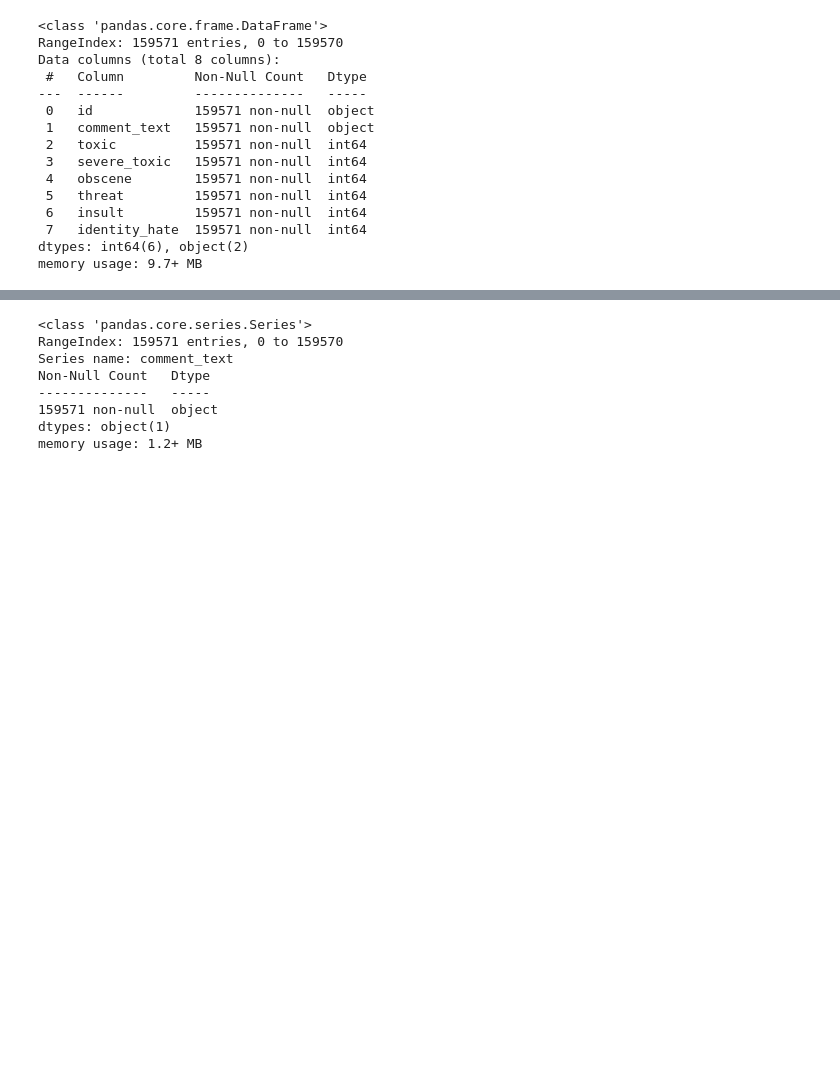
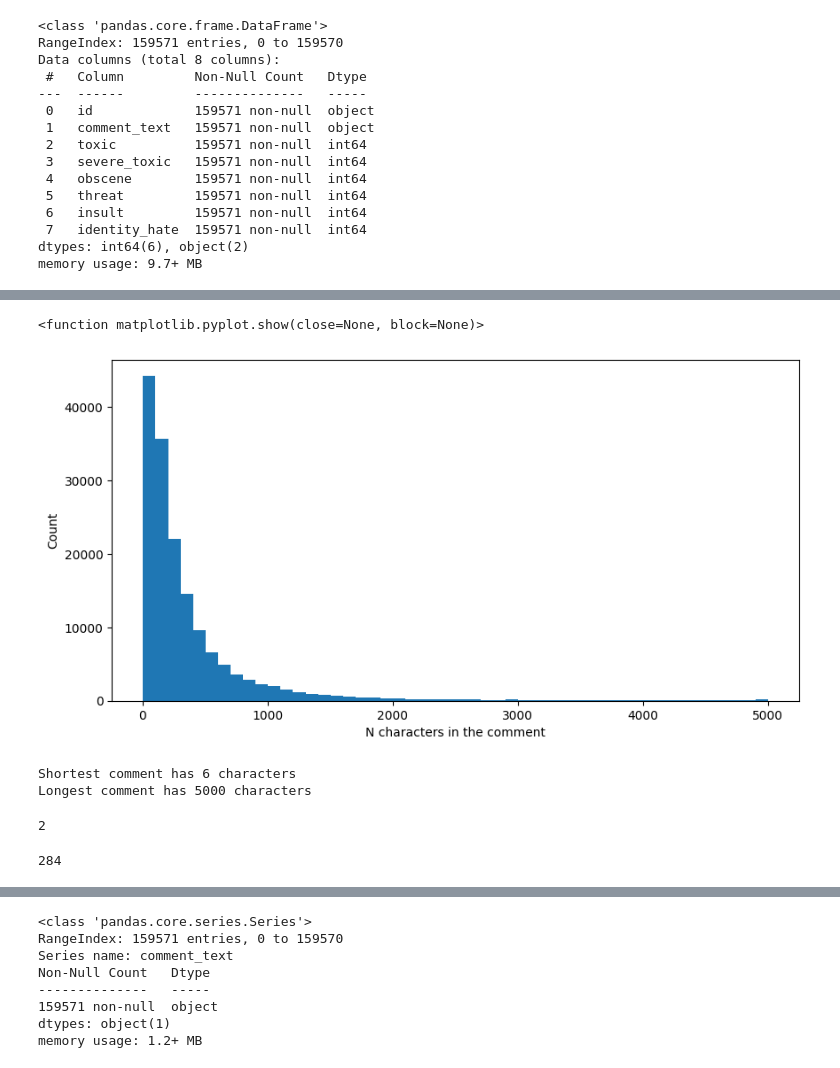
Before and after one commit to DanieleDidino/toxic_comment_clf, a Jupyter notebook: 1_EDA.ipynb, the cells around one changed output, grey strips where cells are left out. Saved outputs shown, nothing was run; the diff lists cells and outputs as text; code cells hidden in the pictures; blank space fills up the shorter version.

```diff
--- a/1_EDA.ipynb
+++ b/1_EDA.ipynb
@@ -138,0 +201,3 @@ from wordcloud import WordCloud, STOPWORDS
+# %%
+comment_count = df_tox_com['comment_text'].str.len()
+comment_count
@@ -138,0 +217,25 @@ from wordcloud import WordCloud, STOPWORDS
+# %%
+plt.figure(figsize=(10,5))
+plt.hist(comment_count, bins=50)
+plt.xlabel("N characters in the comment")
+plt.ylabel("Count")
+plt.show
+# %% [output]
+<function matplotlib.pyplot.show(close=None, block=None)>
+[figure, added]
+# %%
+print(f"Shortest comment has {comment_count.min()} characters")
+print(f"Longest comment has {comment_count.max()} characters")
+# %% [output]
+Shortest comment has 6 characters
+Longest comment has 5000 characters
+# %%
+# Number of comments with 6 characters
+print(len(df_tox_com["comment_text"][comment_count==6]))
+# %% [output]
+2
+# %%
+# Number of comments with less than 20 characters
+print(len(df_tox_com["comment_text"][comment_count<20]))
+# %% [output]
+284
```
Also changed, not shown: parts of 33 cells of this notebook.
